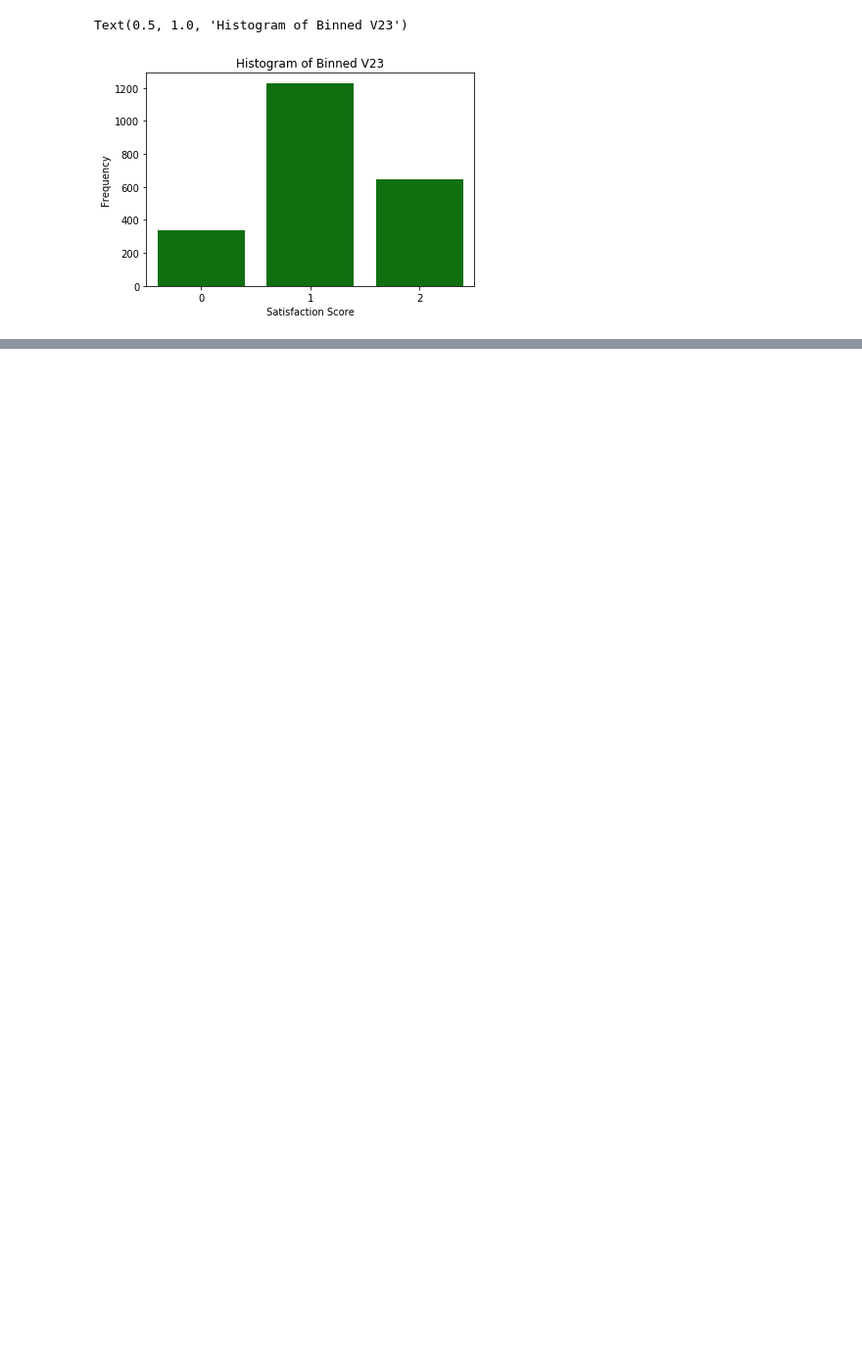
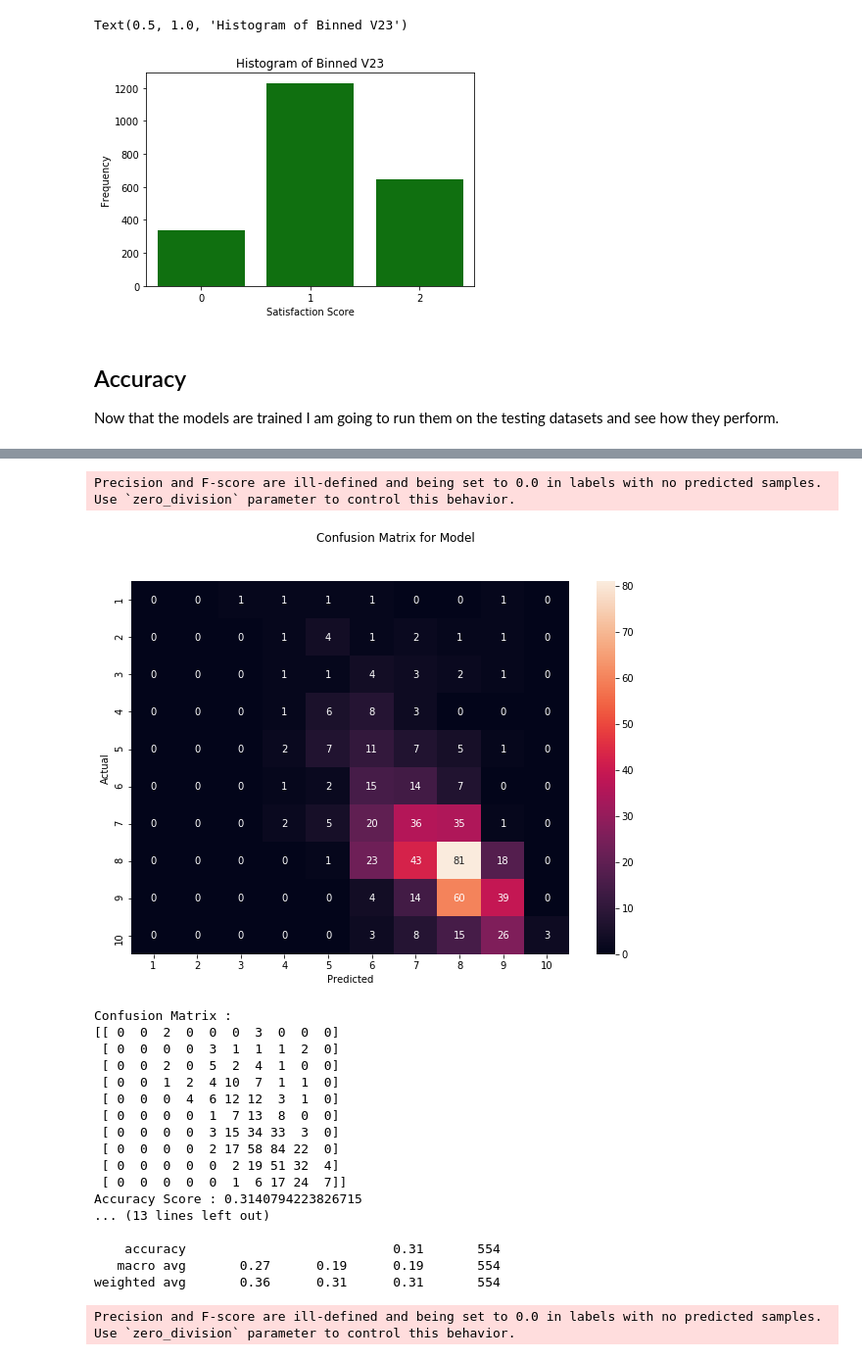
Before and after one commit to saegerhawkin/Independent-Study, a Jupyter notebook: WV6_Machine_Learning.ipynb, the cells around one changed output, grey strips where cells are left out. Shown at 98% size. Saved outputs shown, nothing was run; the diff lists cells and outputs as text; code cells hidden in the pictures; blank space fills up the shorter version.

```diff
--- a/WV6_Machine_Learning.ipynb
+++ b/WV6_Machine_Learning.ipynb
@@ -113,3 +286,0 @@ When running the above feature importance we get these ten values as being the m
-# %%
-#drop certain columns we don't want as predictors
-model_df.drop(['V10', 'V3'], axis=1, inplace=True)
@@ -198,0 +358,9 @@ Now that I have selected features, I am going to create a random forest model to
+# %%
+top10_list = list(importances.index.values[0:10])
+top10_model_df = model_df[top10_list]
+# Create train data and test data
+x_train2, x_test2, y_train2, y_test2 = train_test_split(top10_model_df, target, train_size=0.75)
+
+# Training the Model
+rf_model = RandomForestRegressor(n_estimators=100)
+rf_model.fit(x_train2, y_train2)
@@ -239,0 +403,38 @@ logistic_model = LogisticRegression(random_state=8675309).fit(model_df, binned_t
+# %%
+x_train3, x_test3, y_train3, y_test3 = train_test_split(top10_model_df, binned_target, train_size=0.75)
+
+logistic_model = LogisticRegression(max_iter=1000).fit(x_train3, y_train3)
+# %% [markdown]
+## Accuracy ##
+Now that the models are trained I am going to run them on the testing datasets and see how they perform.
+# %%
+# Random Forest Blackbox
+def accuracy_check(model, test, actual):
+    # get predictions
+    predicted = model.predict(test)
+    #round before converting
+    predicted = np.around(predicted)
+    #convert from float to int
+    predicted = predicted.astype(int)
+
+    # get confusion matrix
+    results = confusion_matrix(actual, predicted)
+    print('Confusion Matrix :')
+    print(results)
+    print('Accuracy Score :',accuracy_score(actual, predicted))
+    print('Report : ')
+    print(classification_report(actual, predicted))
+    plt.figure(figsize = (10,7))
+    ticks = np.arange(1,len(results)+1,1)
+    sns.heatmap(results, annot=True, xticklabels=ticks, yticklabels=ticks, fmt='g')
+    plt.suptitle("Confusion Matrix for Model")
+    plt.xlabel('Predicted')
+    plt.ylabel('Actual')
+    plt.show()
+
+# Random Forest Blackbox:
+accuracy_check(rf_model_all, x_test, y_test)
+#Random Forest Top 10
+accuracy_check(rf_model, x_test2, y_test2)
+accuracy_check(logistic_model, x_test3, y_test3)
+# %% [output]
@@ -239,0 +458,20 @@ logistic_model = LogisticRegression(random_state=8675309).fit(model_df, binned_t
+Precision and F-score are ill-defined and being set to 0.0 in labels with no predicted samples. Use `zero_division` parameter to control this behavior.
+[figure, added]
+Confusion Matrix :
+[[ 0  0  2  0  0  0  3  0  0  0]
+ [ 0  0  0  0  3  1  1  1  2  0]
+ [ 0  0  2  0  5  2  4  1  0  0]
+ [ 0  0  1  2  4 10  7  1  1  0]
+ [ 0  0  0  4  6 12 12  3  1  0]
+ [ 0  0  0  0  1  7 13  8  0  0]
+ [ 0  0  0  0  3 15 34 33  3  0]
+ [ 0  0  0  0  2 17 58 84 22  0]
+ [ 0  0  0  0  0  2 19 51 32  4]
+ [ 0  0  0  0  0  1  6 17 24  7]]
+Accuracy Score : 0.3140794223826715
+... (13 lines left out)
+
+    accuracy                           0.31       554
+   macro avg       0.27      0.19      0.19       554
+weighted avg       0.36      0.31      0.31       554
+Precision and F-score are ill-defined and being set to 0.0 in labels with no predicted samples. Use `zero_division` parameter to control this behavior.
```
Also changed, not shown: parts of 53 cells of this notebook.
